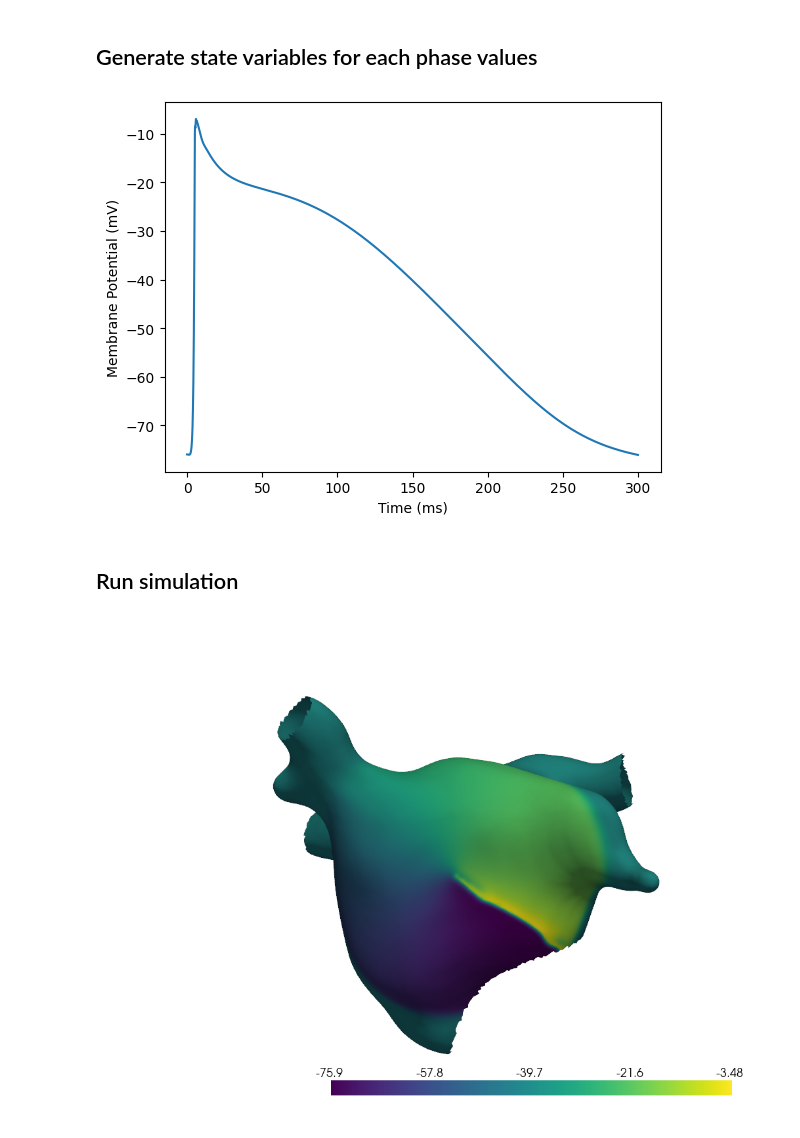
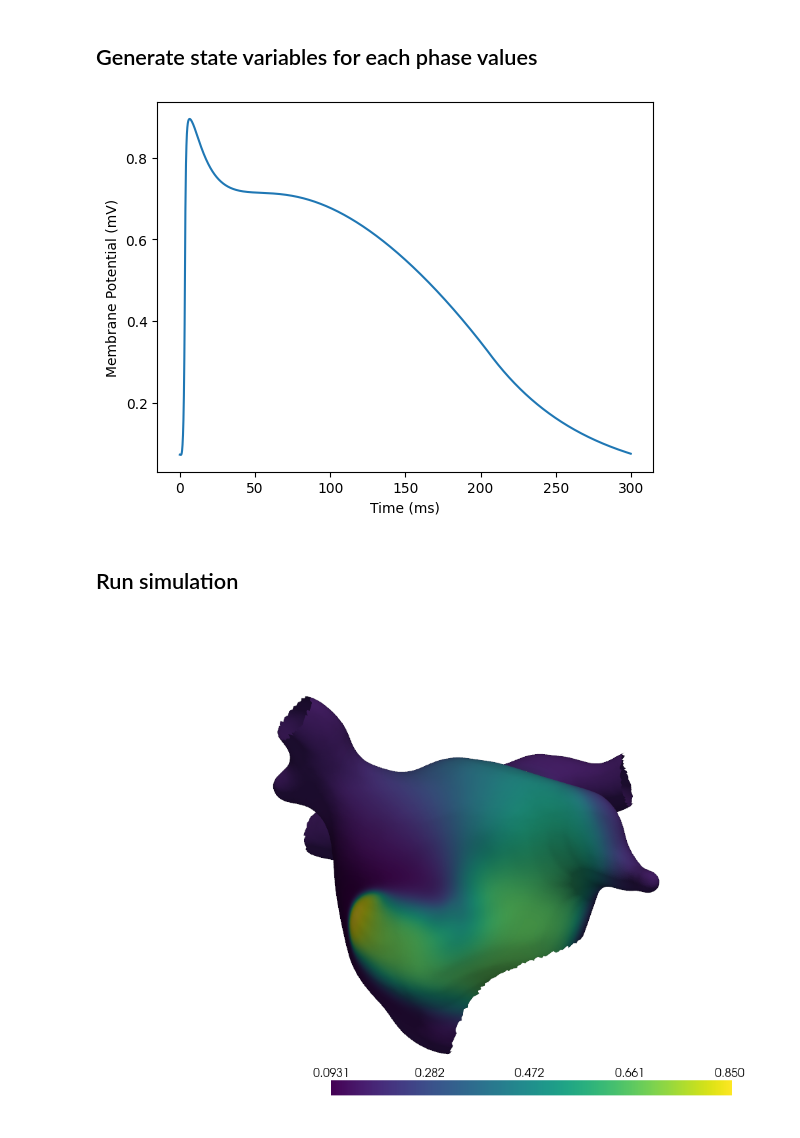
Before and after one commit to finitewave/Finitewave, a Jupyter notebook: Tutorials/SpiralWaveFromPhaseMap.ipynb, the cells around one changed output. Drawn from its saved outputs; the diff is of its cells as text; code cells hidden in the pictures.

Commit message:
Fix models. Add frame collecting option for FrameTracker

```diff
--- a/Tutorials/SpiralWaveFromPhaseMap.ipynb
+++ b/Tutorials/SpiralWaveFromPhaseMap.ipynb
@@ -149,7 +233,8 @@ stim_prepacing = fw.StimPrepacing(dt=0.005)
 stim_prepacing.add_stim(n_beats=30, cycle_length=500., curr_value=20., duration=2.)
 stim_prepacing.add_stim(n_beats=30, cycle_length=300., curr_value=20., duration=2.)
 
-model = fw.Courtemanche()
+model = fw.BuenoOrovio()
+model.set_parameters(model_parameters)
 model.prepacing(stim_prepacing)
 
 state_tracker = fw.MultiVariableTracker(node_inds=[(n//2, m//2)], step=10, start_time=0)
@@ -168,6 +253,13 @@ simulation.tracker_sequence = tracker_sequence
 # run the model:
 simulation.run()
 
+state_vars = {}
+state_map = np.digitize(phase_map, bins=np.linspace(-np.pi, np.pi, len(state_tracker.tracking_times))) - 1
+for var_name in model.state_vars:
+    tracked_values = state_tracker.output[var_name]
+    var_array = tracked_values[state_map]
+    state_vars[var_name] = var_array
+
 
 plt.figure()
 plt.plot(state_tracker.tracking_times, state_tracker.output["u"])
@@ -175,37 +267,32 @@ plt.xlabel("Time (ms)")
 plt.ylabel("Membrane Potential (mV)")
 plt.show()
 # %% [output]
-[figure, old version]
+[figure, new version]
 # %% [markdown]
 ## Run simulation
 # %%
 tissue = fw.CardiacTissueElements(coords, elems, "Triangle")
 
-model = fw.Courtemanche()
+model = fw.BuenoOrovio()
+model.set_parameters(model_parameters)
 model.prepacing(stim_prepacing)
 
 # create model object and set up parameters:
 simulation = fw.CardiacSimulation()
 simulation.dt = 0.01
-simulation.t_max = 300
+simulation.t_max = 100
 simulation.cardiac_model = model
 simulation.cardiac_tissue = tissue
 
 simulation.initialize()
-
-state_map = np.digitize(phase_map, bins=np.linspace(-np.pi, np.pi, len(state_tracker.tracking_times))) - 1
-for var_name in model.state_vars:
-    var_array = getattr(model, var_name)
-    tracked_values = state_tracker.output[var_name]
-    var_array[:] = tracked_values[state_map]
-
+simulation.cardiac_model.set_variables(state_vars)
 # run the model:
 simulation.run(initialize=False)
 
 # show the potential map at the end of calculations:
 pl = pv.Plotter()
 pl.add_mesh(mesh, scalars=model.u, show_edges=False)
 pl.camera_position = camera_position
 pl.show()
 # %% [output]
-[figure, old version]
+[figure, new version]
```
Also changed, not shown: parts of 2 cells of this notebook, 15 other files.
